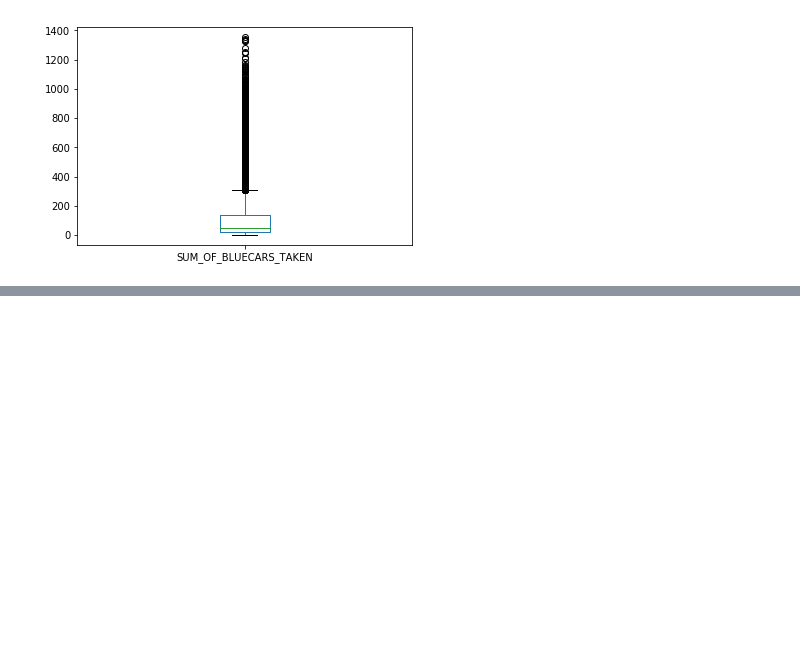
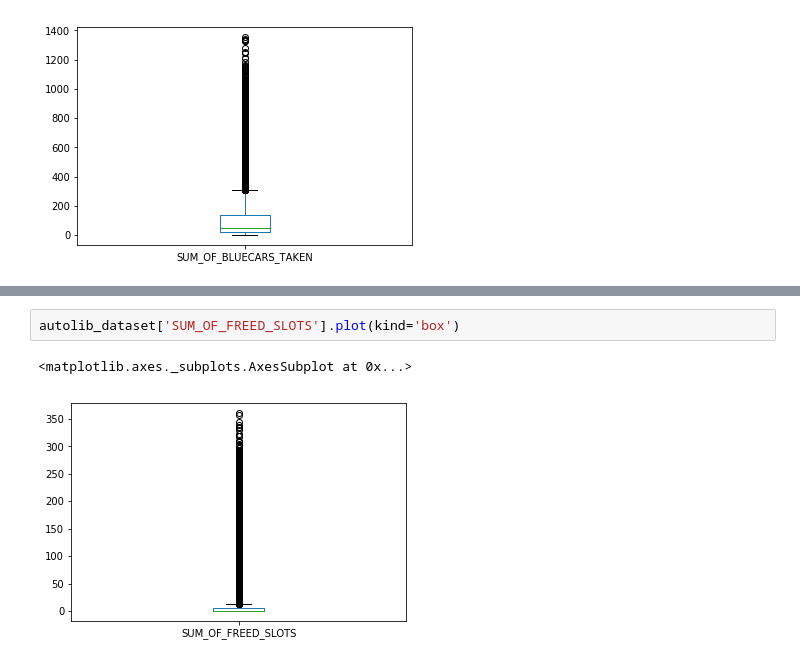
Before and after one commit to theBuluku/The-Autolib-Super-Project, a Jupyter notebook: The_Autolib_Super_Project.ipynb, the cells around one changed output, grey strips where cells are left out. Cells and saved outputs as stored; diff of their text form; blank space fills up the shorter version.

```diff
--- a/The_Autolib_Super_Project.ipynb
+++ b/The_Autolib_Super_Project.ipynb
@@ -158,0 +178,5 @@ autolib_dataset['SUM_OF_BLUECARS_TAKEN'].plot(kind='box')
+# %%
+autolib_dataset['SUM_OF_FREED_SLOTS'].plot(kind='box')
+# %% [output]
+<matplotlib.axes._subplots.AxesSubplot at 0x...>
+[figure, added]
```
Also changed, not shown: parts of 41 cells of this notebook.
